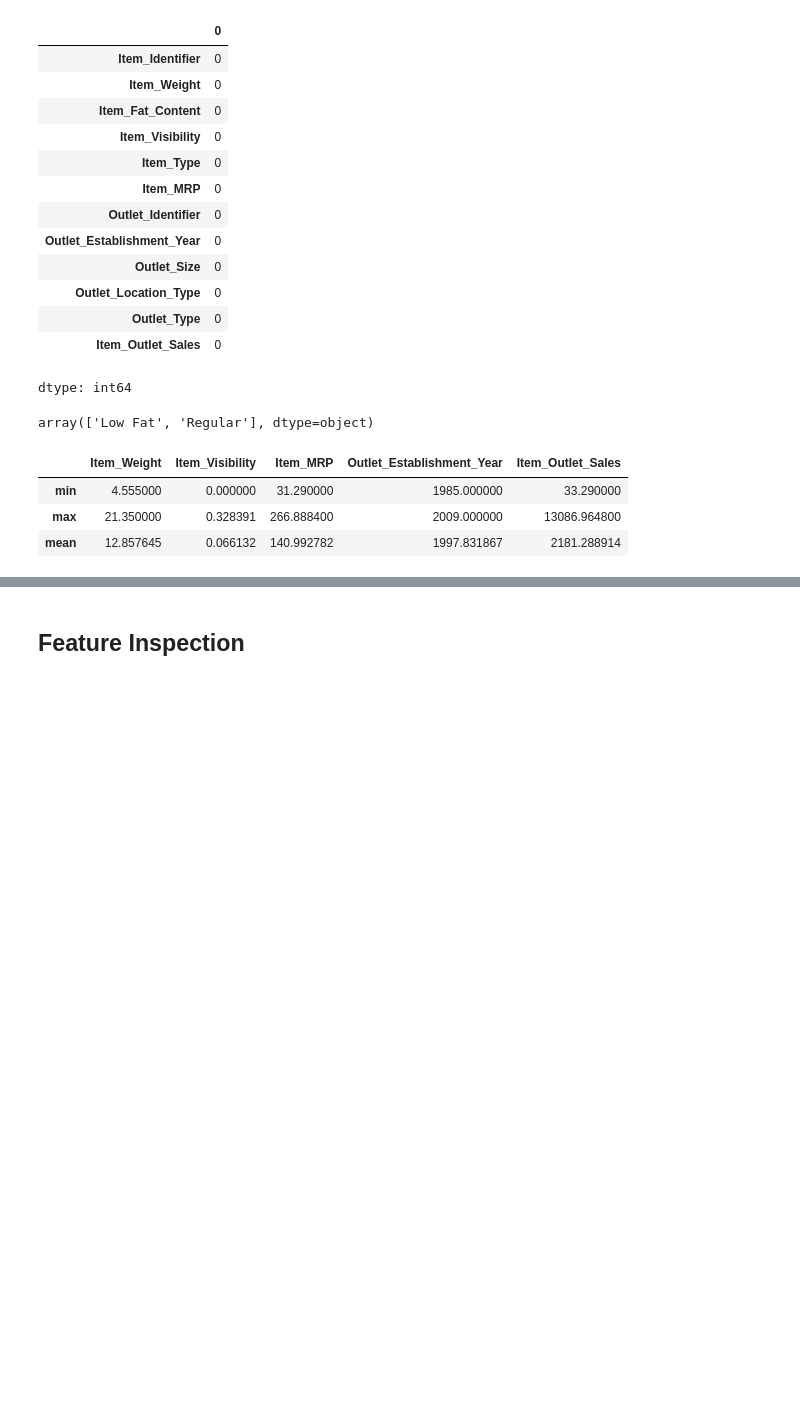
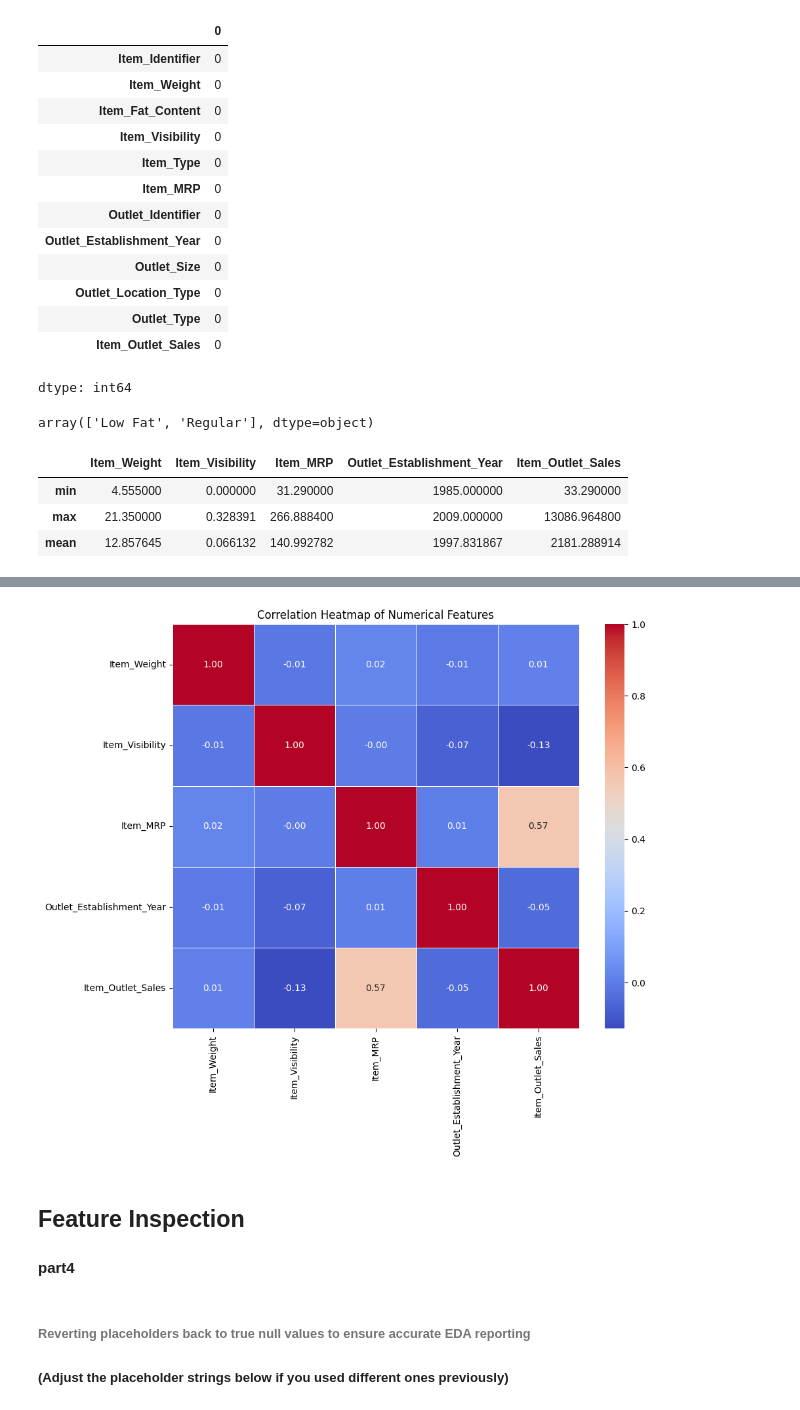
Before and after one commit to sabamahmoud-cyber/Prediction-of-Product-Sales, a Jupyter notebook: Prediction of Product Sales.ipynb, the cells around one changed output, grey strips where cells are left out. Saved outputs shown, nothing was run; the diff lists cells and outputs as text; code cells hidden in the pictures; blank space fills up the shorter version.

```diff
--- a/Prediction of Product Sales.ipynb
+++ b/Prediction of Product Sales.ipynb
@@ -146,2 +188,18 @@ df.describe().loc[['min', 'max', 'mean']]
+# %%
+# 4. Correlation Heatmap: Identifying Relationships Between Numerical Features
+# This heatmap computes the correlation matrix to see how variables affect each other, especially the target.
+plt.figure(figsize=(10, 8))
+numeric_cols = df.select_dtypes(include=['number'])
+correlation = numeric_cols.corr()
+
+sns.heatmap(correlation, annot=True, cmap='coolwarm', fmt='.2f', linewidths=0.5)
+plt.title('Correlation Heatmap of Numerical Features')
+plt.show()
+# %% [output]
+[figure, added]
 # %% [markdown]
-## Feature Inspection
+## Feature  Inspection
+
+
+
+#### part4
@@ -147,0 +211,3 @@ df.describe().loc[['min', 'max', 'mean']]
+# %% [markdown]
+###### Reverting placeholders back to true null values to ensure accurate EDA reporting
+##### (Adjust the placeholder strings below if you used different ones previously)
```
Also changed, not shown: parts of 25 cells of this notebook.
